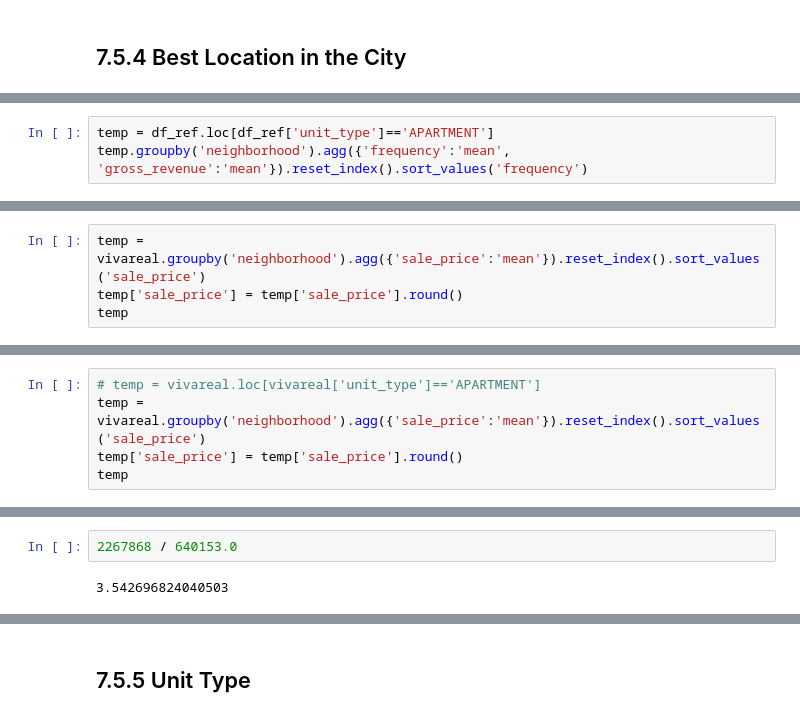
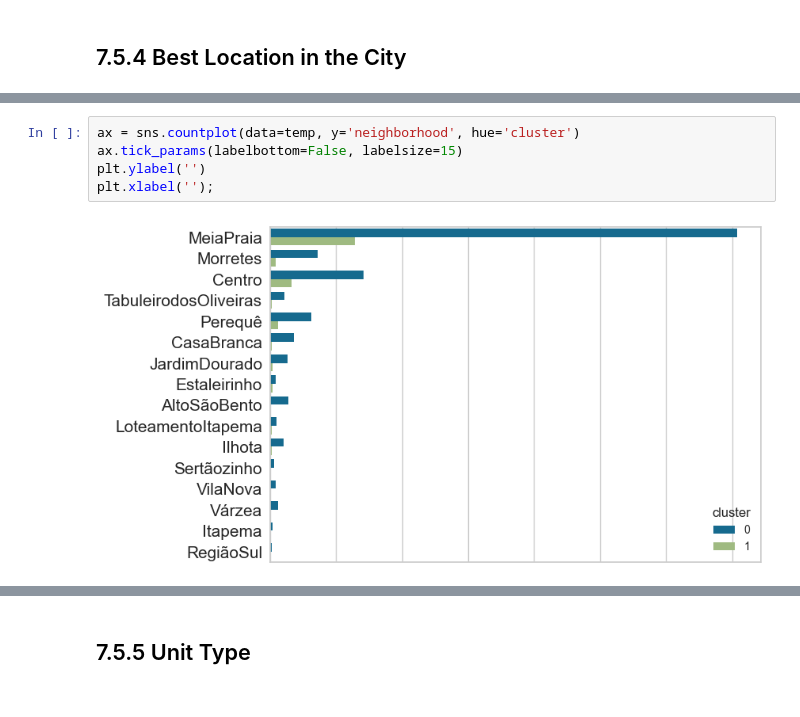
Before and after one commit to Samoelmoura/seazone_code_challenge, a Jupyter notebook: notebooks/notebook.ipynb, the cells around one changed output, grey strips where cells are left out. Cells and saved outputs as stored; diff of their text form.

```diff
--- a/notebooks/notebook.ipynb
+++ b/notebooks/notebook.ipynb
@@ -1472,3 +1420,0 @@ plt.xlabel('');
-# %%
-temp = df_ref.loc[df_ref['unit_type']=='APARTMENT']
-temp.groupby('neighborhood').agg({'frequency':'mean', 'gross_revenue':'mean'}).reset_index().sort_values('frequency')
@@ -1501,4 +1420,0 @@ temp.groupby('neighborhood').agg({'frequency':'mean', 'gross_revenue':'mean'}).r
-# %%
-temp = vivareal.groupby('neighborhood').agg({'sale_price':'mean'}).reset_index().sort_values('sale_price')
-temp['sale_price'] = temp['sale_price'].round()
-temp
@@ -1523,5 +1420,0 @@ temp
-# %%
-# temp = vivareal.loc[vivareal['unit_type']=='APARTMENT']
-temp = vivareal.groupby('neighborhood').agg({'sale_price':'mean'}).reset_index().sort_values('sale_price')
-temp['sale_price'] = temp['sale_price'].round()
-temp
@@ -1546,4 +1421,7 @@ temp
-# %%
-2267868 / 640153.0
-# %% [output]
-3.542696824040503
+# %%
+ax = sns.countplot(data=temp, y='neighborhood', hue='cluster')
+ax.tick_params(labelbottom=False, labelsize=15)
+plt.ylabel('')
+plt.xlabel('');
+# %% [output]
+[figure, added]
```
Also changed, not shown: parts of 51 cells of this notebook, 4 other files.
